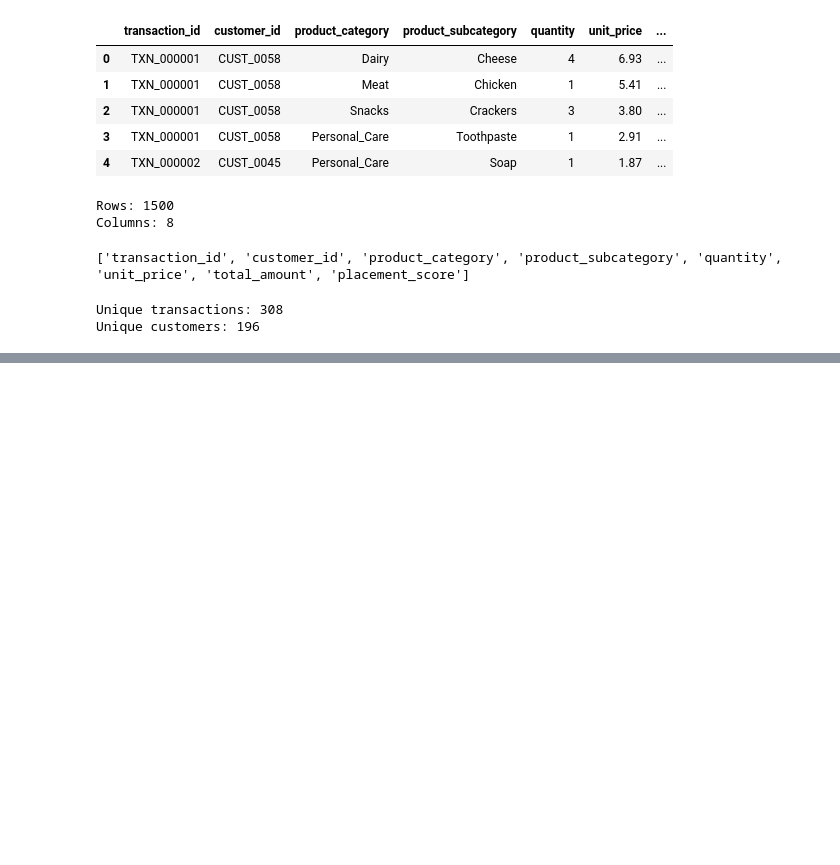
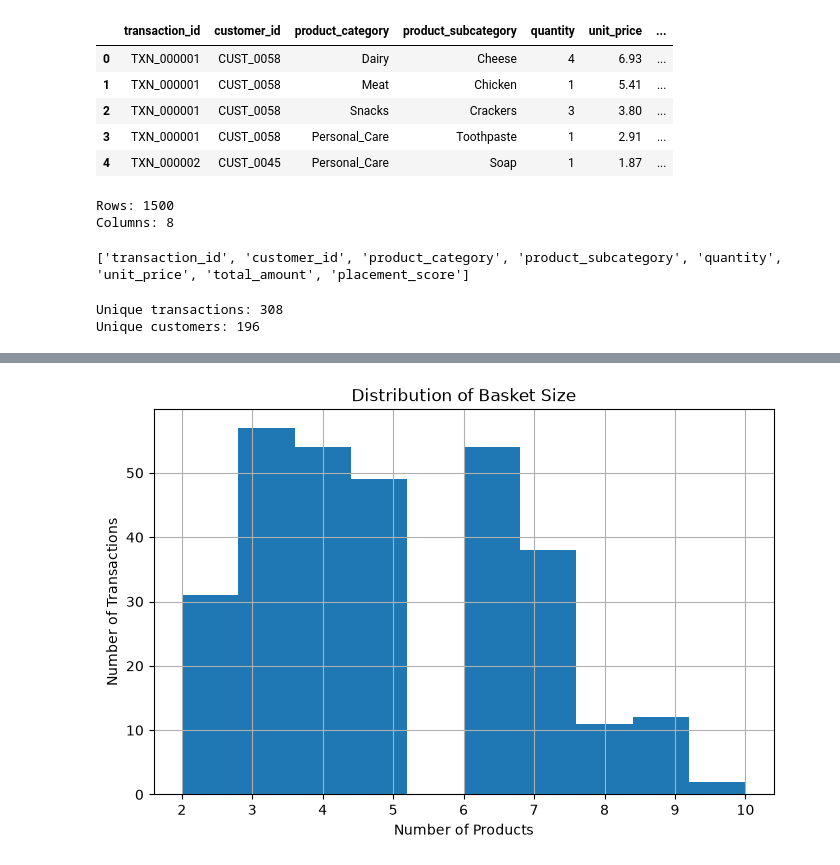
Before and after one commit to quacklj/retailmax-market-basket-optimizer, a Jupyter notebook: notebooks/01_eda.ipynb, the cells around one changed output, grey strips where cells are left out. Drawn from its saved outputs; the diff is of its cells as text; code cells hidden in the pictures; blank space fills up the shorter version.

Commit message:
Perform exploratory analysis of retail transactions

```diff
--- a/notebooks/01_eda.ipynb
+++ b/notebooks/01_eda.ipynb
@@ -40,0 +135,4 @@ Unique customers: 196
+# %%
+basket_size = df.groupby("transaction_id").size()
+
+basket_size.head()
@@ -40,0 +159,12 @@ Unique customers: 196
+# %%
+plt.figure(figsize=(8, 5))
+
+basket_size.hist(bins=10)
+
+plt.title("Distribution of Basket Size")
+plt.xlabel("Number of Products")
+plt.ylabel("Number of Transactions")
+
+plt.show()
+# %% [output]
+[figure, added]
```
Also changed, not shown: parts of 22 cells of this notebook.
